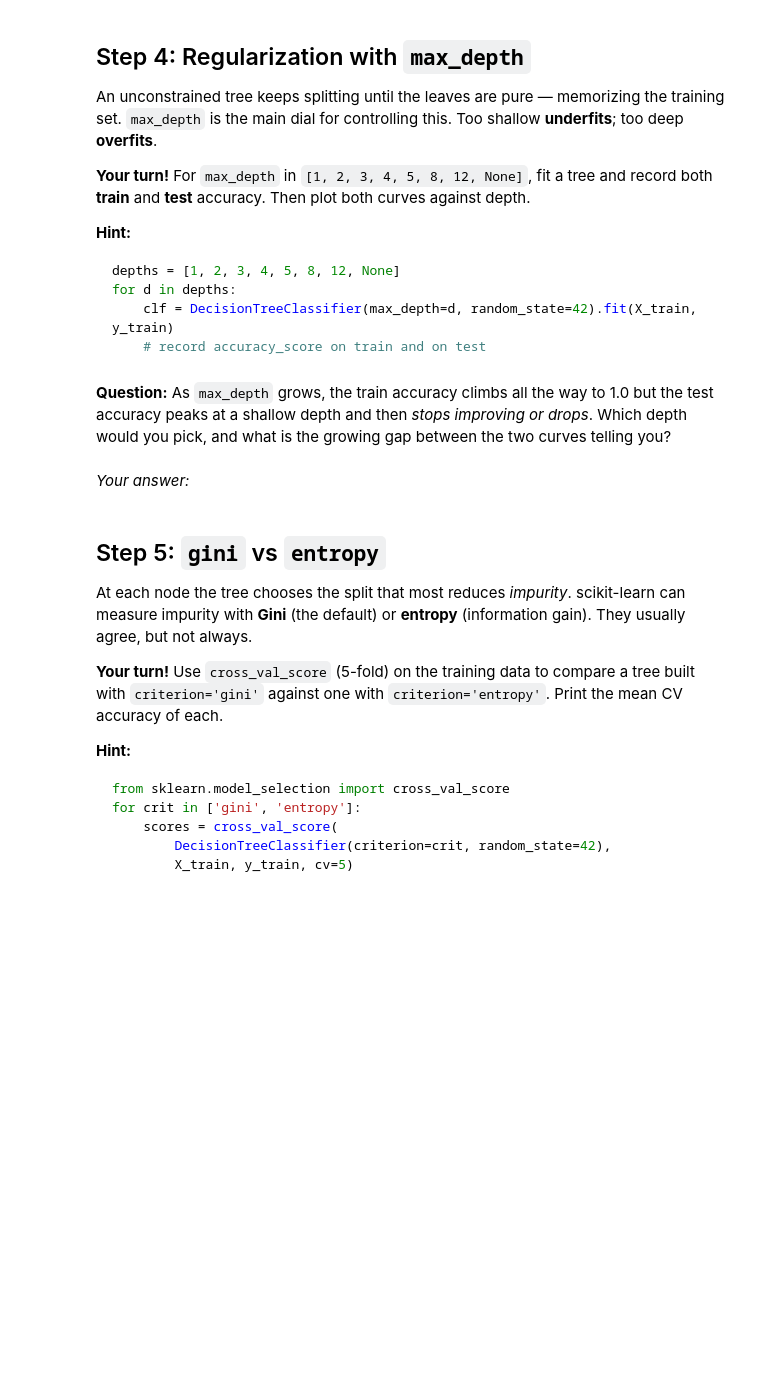
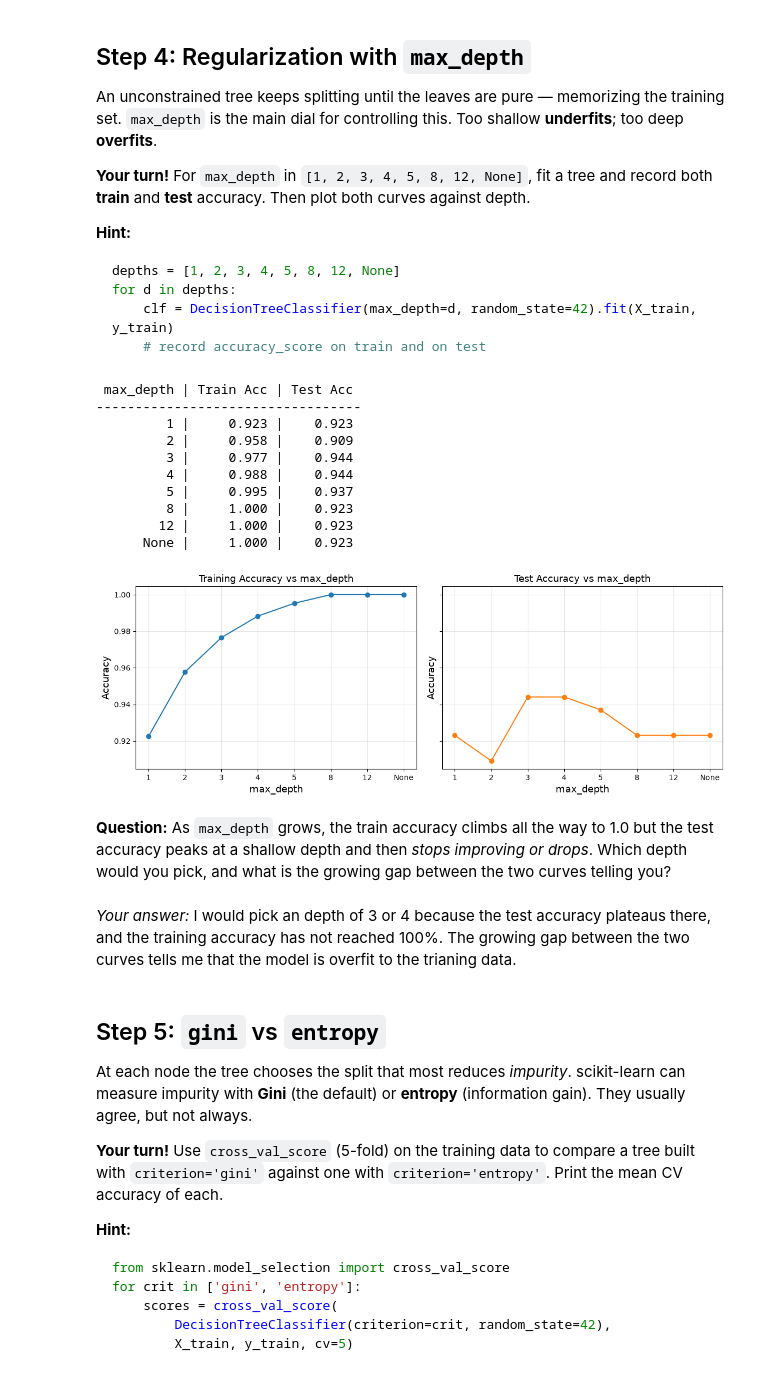
Before and after one commit to tkatz123/IST707-Notebooks, a Jupyter notebook: week6/week6_inclass_exercise.ipynb, the cells around one changed output. Saved outputs shown, nothing was run; the diff lists cells and outputs as text; code cells hidden in the pictures; blank space fills up the shorter version.

```diff
--- a/week6/week6_inclass_exercise.ipynb
+++ b/week6/week6_inclass_exercise.ipynb
@@ -143,7 +180,66 @@ for d in depths:
+# %%
+from sklearn.metrics import accuracy_score
+
+# TODO: Sweep max_depth over [1, 2, 3, 4, 5, 8, 12, None].
+#       Collect train accuracy and test accuracy for each.
+#       Plot both curves vs depth and print the table.
+# Your code here:
+
+train_accuracies = []
+test_accuracies = []
+
+depths = [1, 2, 3, 4, 5, 8, 12, None]
+for d in depths:
+    clf = DecisionTreeClassifier(max_depth=d, random_state=42).fit(X_train, y_train)
+
+    training_preds = clf.predict(X_train)
+    test_preds = clf.predict(X_test)
+
+    train_accuracies.append(accuracy_score(y_train, training_preds))
+    test_accuracies.append(accuracy_score(y_test, test_preds))
+
+# Print the table
+depth_labels = [str(d) for d in depths]
+print(f"{'max_depth':>10} | {'Train Acc':>9} | {'Test Acc':>8}")
+print('-' * 34)
+for label, tr, te in zip(depth_labels, train_accuracies, test_accuracies):
+    print(f'{label:>10} | {tr:>9.3f} | {te:>8.3f}')
+
+# Plot train and test accuracy vs depth, side by side
+x = range(len(depths))
+fig, axes = plt.subplots(1, 2, figsize=(12, 4.5), sharey=True)
+
+axes[0].plot(x, train_accuracies, 'o-', color='tab:blue')
+axes[0].set_title('Training Accuracy vs max_depth')
+
+axes[1].plot(x, test_accuracies, 'o-', color='tab:orange')
+axes[1].set_title('Test Accuracy vs max_depth')
+
+for ax in axes:
+    ax.set_xticks(list(x))
+    ax.set_xticklabels(depth_labels)
+    ax.set_xlabel('max_depth')
+    ax.set_ylabel('Accuracy')
+    ax.grid(True, alpha=0.3)
+
+plt.tight_layout()
+plt.show()
+# %% [output]
+ max_depth | Train Acc | Test Acc
+----------------------------------
+         1 |     0.923 |    0.923
+         2 |     0.958 |    0.909
+         3 |     0.977 |    0.944
+         4 |     0.988 |    0.944
+         5 |     0.995 |    0.937
+         8 |     1.000 |    0.923
+        12 |     1.000 |    0.923
+      None |     1.000 |    0.923
+[figure, added]
 # %% [markdown]
 **Question:** As `max_depth` grows, the train accuracy climbs all the way to 1.0 but the test accuracy peaks at a shallow depth and then *stops improving or drops*. Which depth would you pick, and what is the growing gap between the two curves telling you?
-# %% [markdown]
-*Your answer:*
+# %% [markdown]
+*Your answer:* I would pick an depth of 3 or 4 because the test accuracy plateaus there, and the training accuracy has not reached 100%. The growing gap between the two curves tells me that the model is overfit to the trianing data.
 # %% [markdown]
 ## Step 5: `gini` vs `entropy`
 
```
Also changed, not shown: parts of 30 cells of this notebook.
